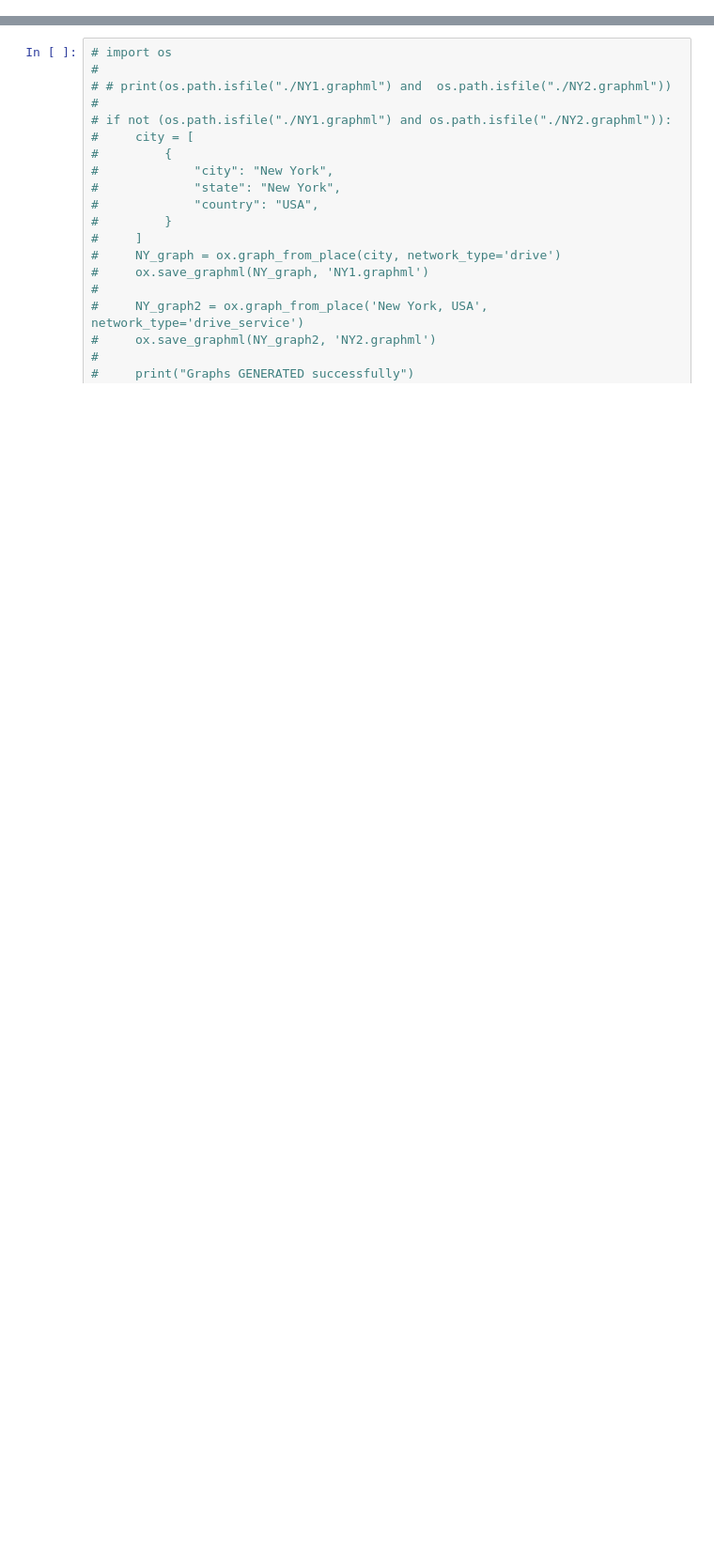
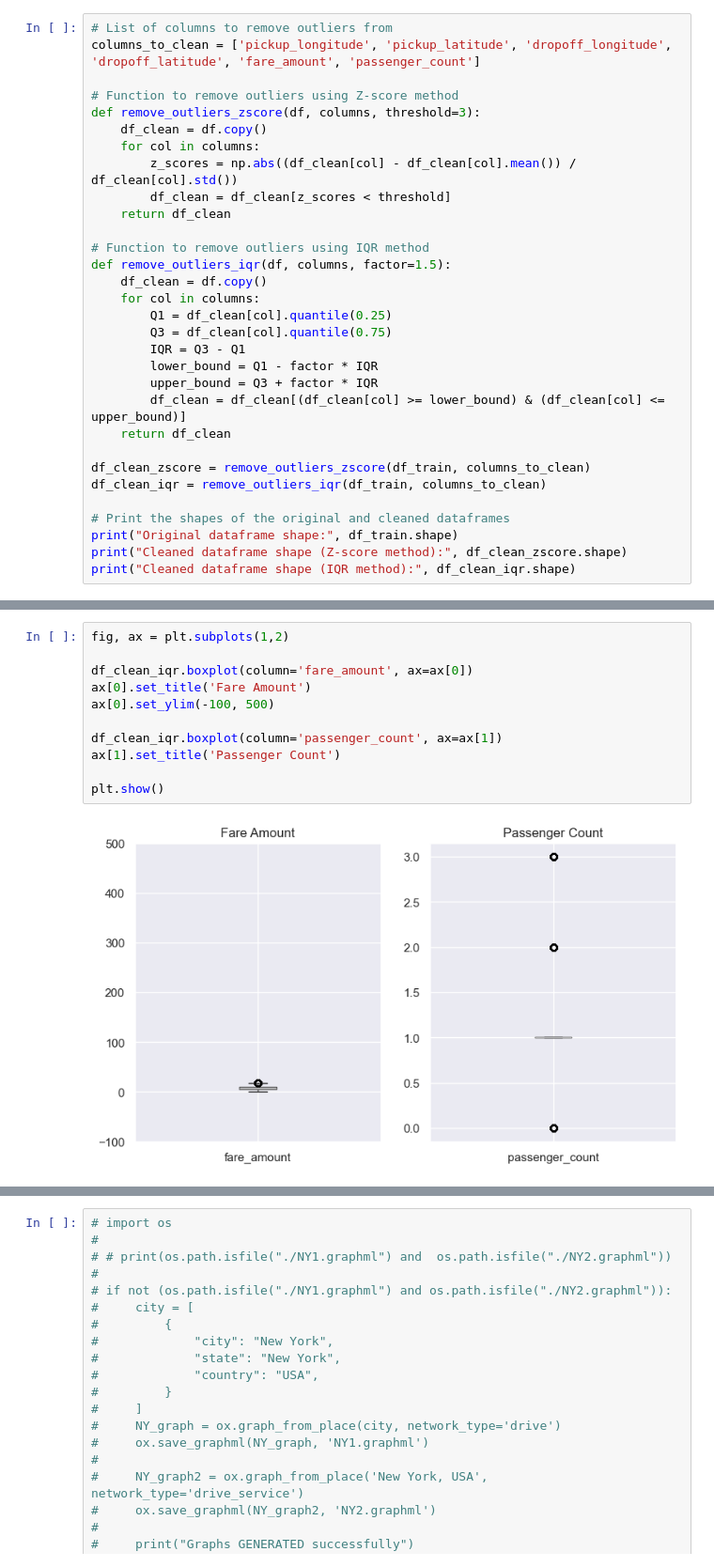
Before and after one commit to Vishnu-G-B/NYC_Taxi_Fare_Prediciton, a Jupyter notebook: Taxi_Fare_Prediction.ipynb, the cells around one changed output, grey strips where cells are left out. Shown at 94% size. Drawn from its saved outputs; the diff is of its cells as text; blank space fills up the shorter version.

```diff
--- a/Taxi_Fare_Prediction.ipynb
+++ b/Taxi_Fare_Prediction.ipynb
@@ -127,0 +115,31 @@ Name: Haversine_distance, dtype: float64
+# %%
+# List of columns to remove outliers from
+columns_to_clean = ['pickup_longitude', 'pickup_latitude', 'dropoff_longitude', 'dropoff_latitude', 'fare_amount', 'passenger_count']
+
+# Function to remove outliers using Z-score method
+def remove_outliers_zscore(df, columns, threshold=3):
+    df_clean = df.copy()
+    for col in columns:
+        z_scores = np.abs((df_clean[col] - df_clean[col].mean()) / df_clean[col].std())
+        df_clean = df_clean[z_scores < threshold]
+    return df_clean
+
+# Function to remove outliers using IQR method
+def remove_outliers_iqr(df, columns, factor=1.5):
+    df_clean = df.copy()
+    for col in columns:
+        Q1 = df_clean[col].quantile(0.25)
+        Q3 = df_clean[col].quantile(0.75)
+        IQR = Q3 - Q1
+        lower_bound = Q1 - factor * IQR
+        upper_bound = Q3 + factor * IQR
+        df_clean = df_clean[(df_clean[col] >= lower_bound) & (df_clean[col] <= upper_bound)]
+    return df_clean
+
+df_clean_zscore = remove_outliers_zscore(df_train, columns_to_clean)
+df_clean_iqr = remove_outliers_iqr(df_train, columns_to_clean)
+
+# Print the shapes of the original and cleaned dataframes
+print("Original dataframe shape:", df_train.shape)
+print("Cleaned dataframe shape (Z-score method):", df_clean_zscore.shape)
+print("Cleaned dataframe shape (IQR method):", df_clean_iqr.shape)
@@ -127,0 +150,13 @@ Name: Haversine_distance, dtype: float64
+# %%
+fig, ax = plt.subplots(1,2)
+
+df_clean_iqr.boxplot(column='fare_amount', ax=ax[0])
+ax[0].set_title('Fare Amount')
+ax[0].set_ylim(-100, 500)
+
+df_clean_iqr.boxplot(column='passenger_count', ax=ax[1])
+ax[1].set_title('Passenger Count')
+
+plt.show()
+# %% [output]
+[figure, added]
```
Also changed, not shown: parts of 101 cells of this notebook, 1 other file.
